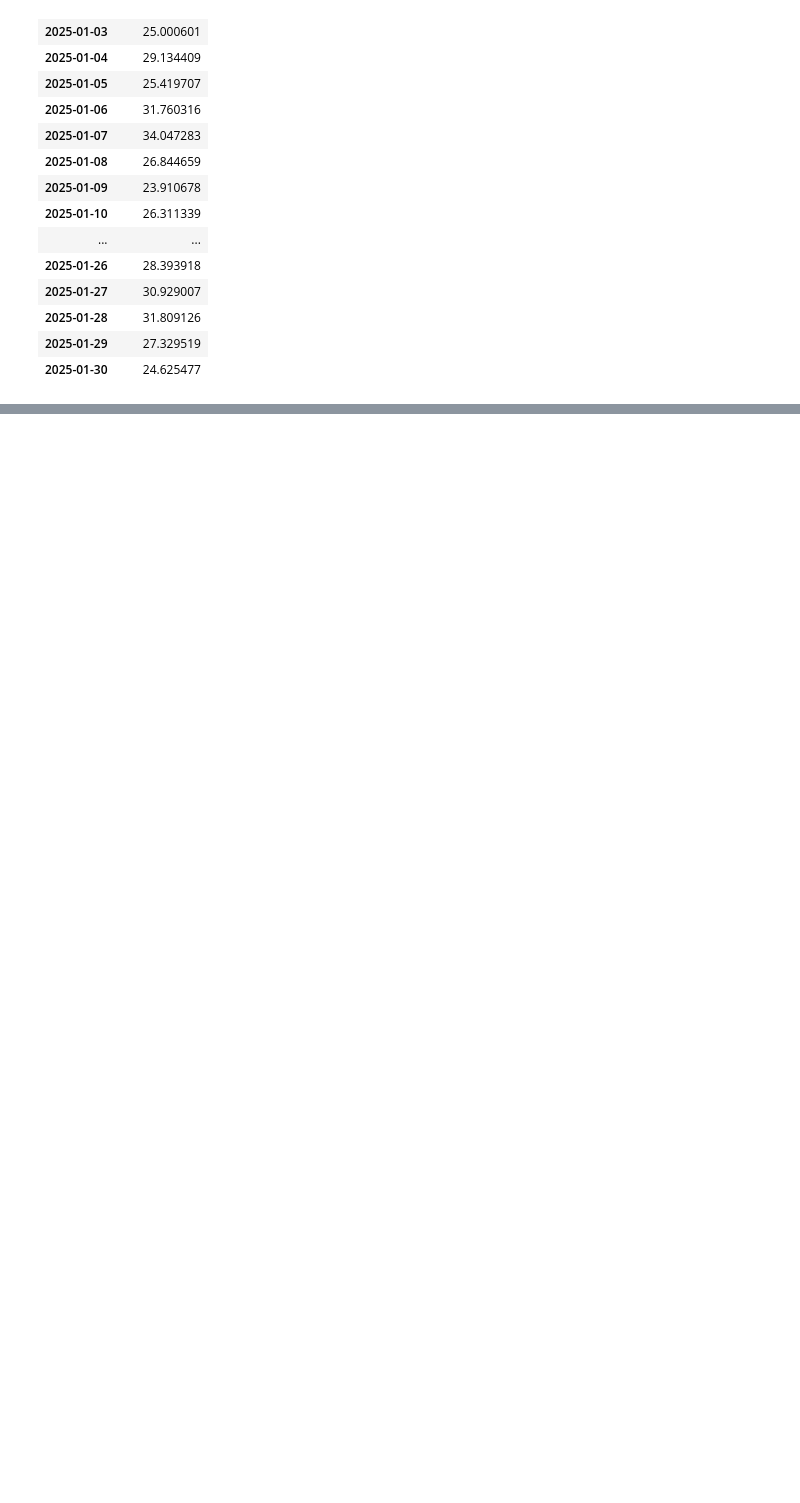
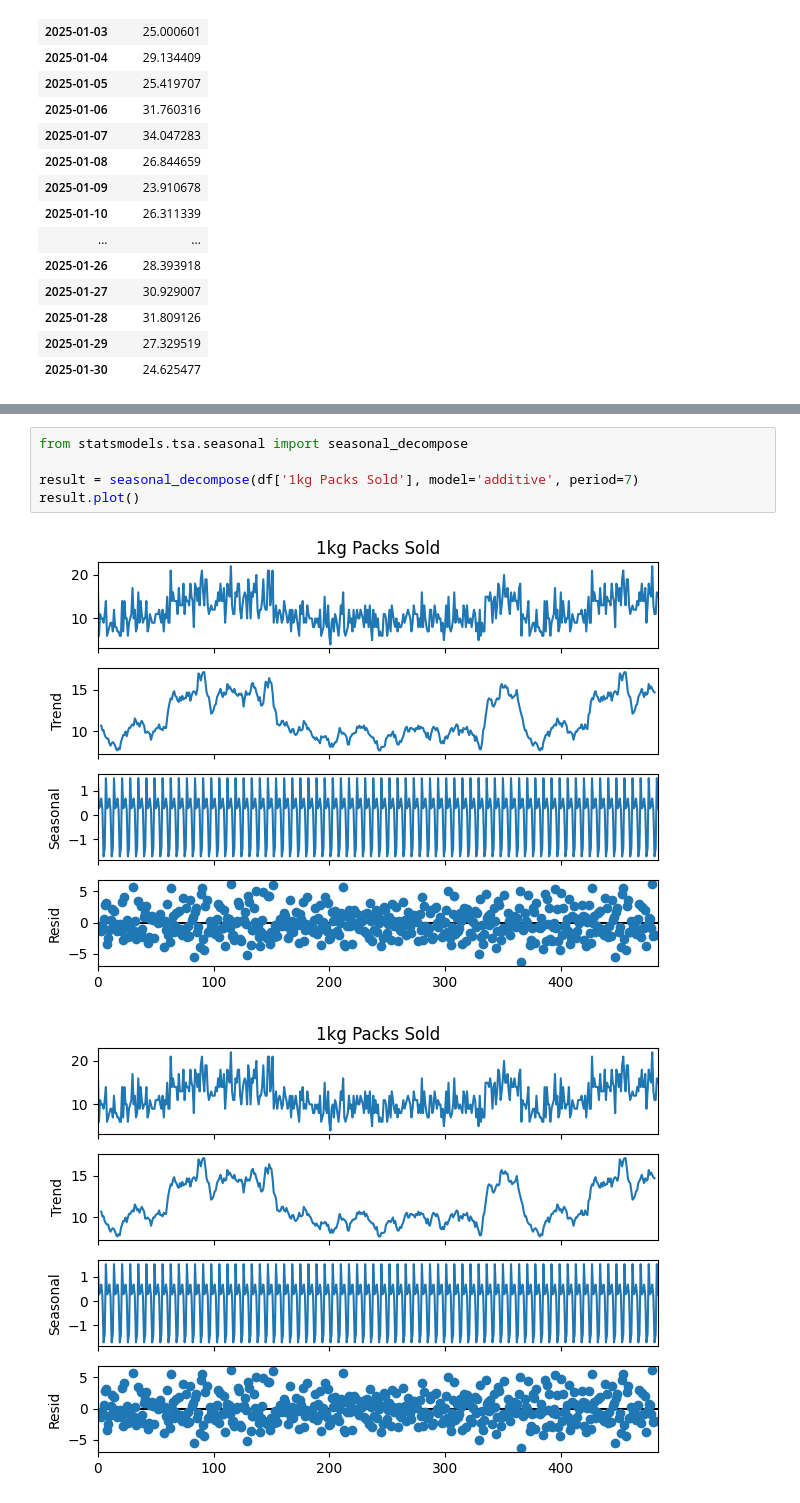
Before and after one commit to Wizxrdx/mang-uling, a Jupyter notebook: sarima.ipynb, the cells around one changed output, grey strips where cells are left out. Drawn from its saved outputs; the diff is of its cells as text; blank space fills up the shorter version.

```diff
--- a/sarima.ipynb
+++ b/sarima.ipynb
@@ -235,0 +330,8 @@ rolling_forecast_df
+# %%
+from statsmodels.tsa.seasonal import seasonal_decompose
+
+result = seasonal_decompose(df['1kg Packs Sold'], model='additive', period=7)
+result.plot()
+# %% [output]
+[figure, added]
+[figure, added]
```
Also changed, not shown: parts of 2 cells of this notebook, 4 other files.
